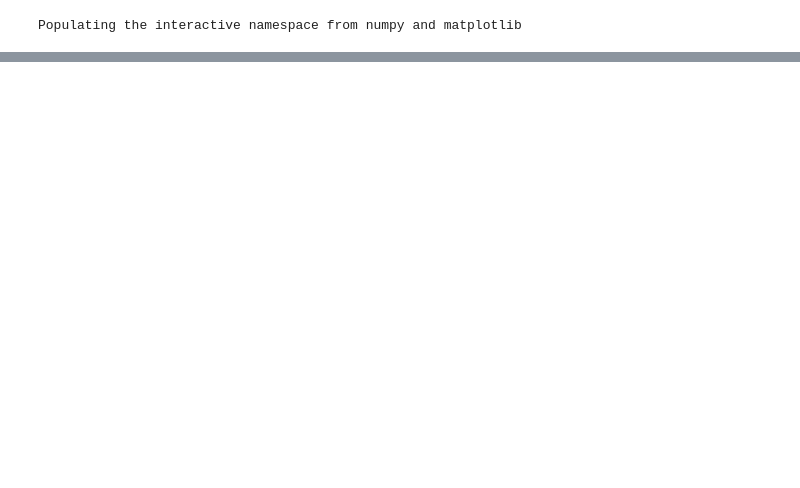
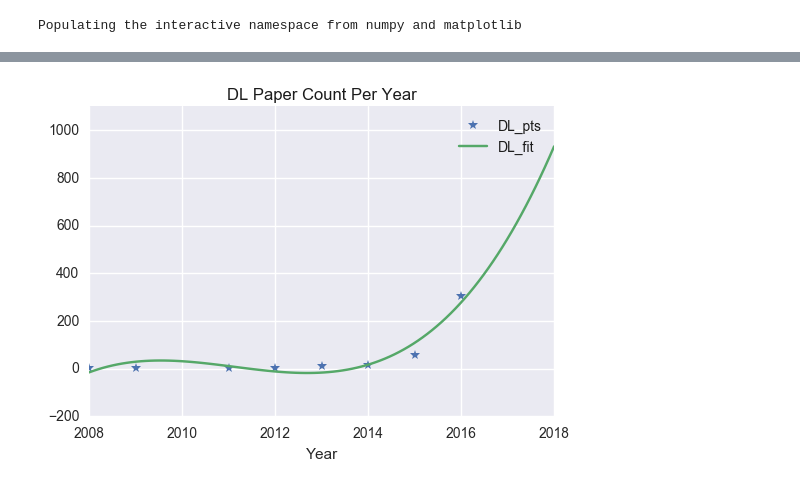
Before and after one commit to neiljelmert/DSI-Projects, a Jupyter notebook: Capstone_/Capstone_LDA.ipynb, the cells around one changed output, grey strips where cells are left out. Cells and saved outputs as stored; diff of their text form; code cells hidden in the pictures; blank space fills up the shorter version.

```diff
--- a/Capstone_/Capstone_LDA.ipynb
+++ b/Capstone_/Capstone_LDA.ipynb
@@ -214,0 +340,15 @@ result.groupby(['year', 'genre']).count()["title"].plot(kind="bar")
+# %%
+x_dl = np.array([2008.0, 2009.0, 2011.0, 2012.0, 2013.0, 2014.0, 2015.0, 2016.0])
+y_dl = res_dl.groupby(['year']).count()['title'].values[:-1]
+z_dl = np.polyfit(x_dl, y_dl, 3)
+p_dl = np.poly1d(z_dl)
+
+xp = np.linspace(2008.0, 2018.0, 100)
+_ = plt.plot(x_dl, y_dl, '*', xp, p_dl(xp))
+plt.ylim(-200, 1100)
+plt.legend(["DL_pts", "DL_fit"])
+plt.title("DL Paper Count Per Year")
+plt.xlabel("Year")
+plt.show()
+# %% [output]
+[figure, added]
```
Also changed, not shown: parts of 158 cells of this notebook, 34 other files.
